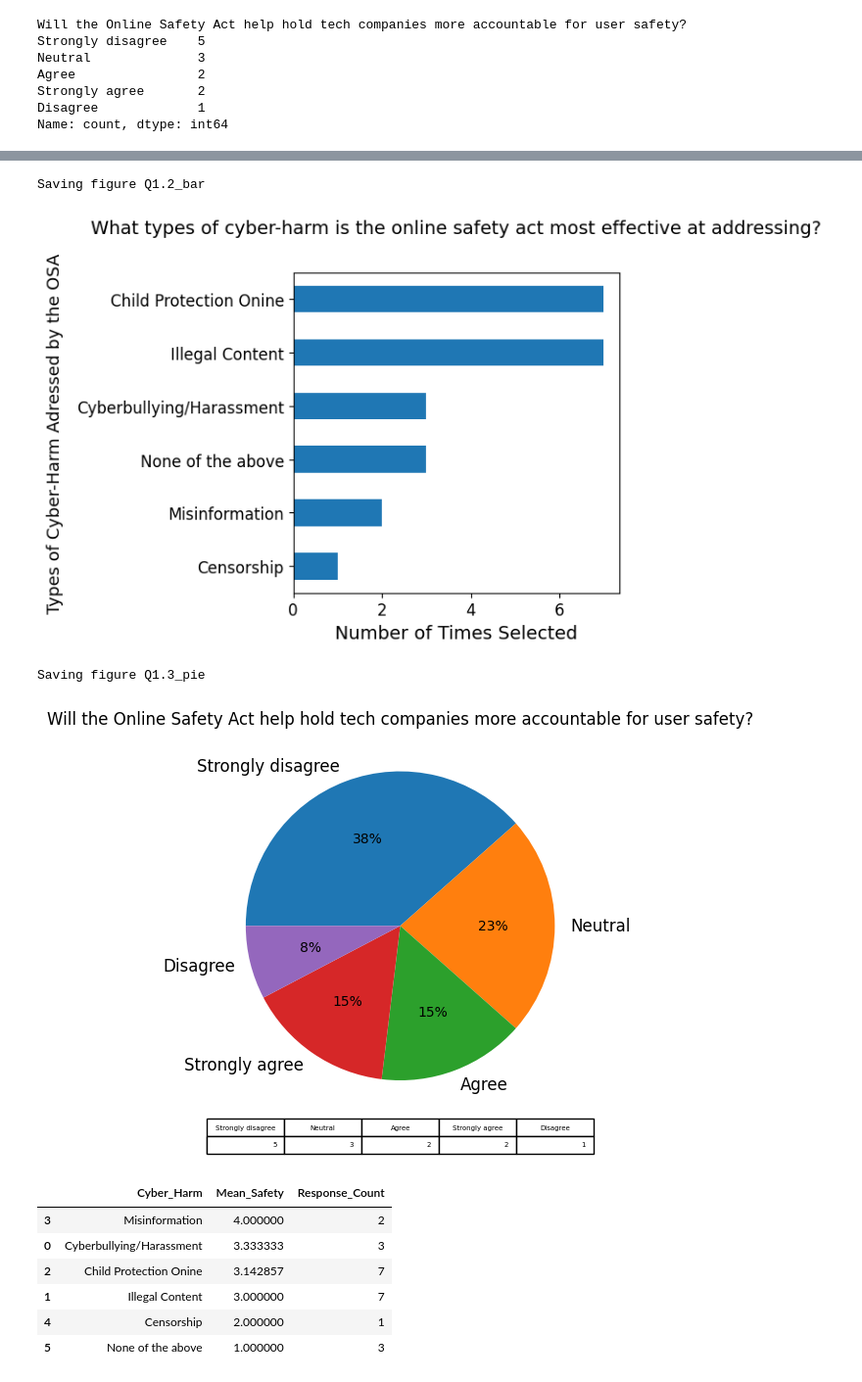
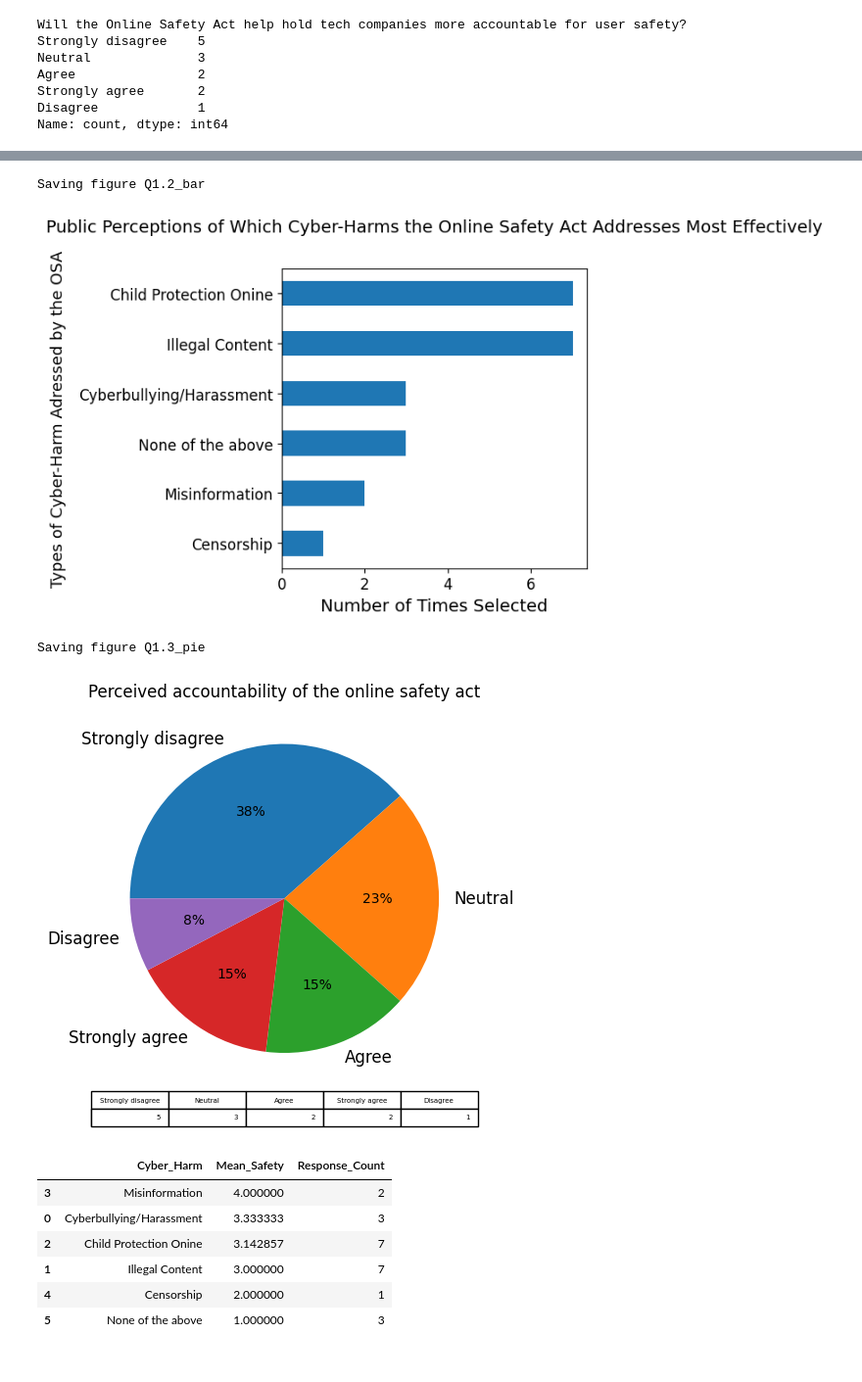
Before and after one commit to Cakes0nStove/Data-Visulisation, a Jupyter notebook: Q1.ipynb, the cells around one changed output, grey strips where cells are left out. Shown: that part at 98% size. Saved outputs shown, nothing was run; the diff lists cells and outputs as text; code cells hidden in the pictures.

```diff
--- a/Q1.ipynb
+++ b/Q1.ipynb
@@ -174,21 +174,21 @@ Saving figure Q1.1_bar
 # %%
 #question 2
 #example code from lab 4 to use for question 2
 cyber_counts = df_expanded.groupby('What types of cyber-harm is the online safety act most effective at addressing?').size().sort_values().plot.barh(legend=False)
 cyber_counts.set_xlabel('Number of Times Selected')
-cyber_counts.set_title('What types of cyber-harm is the online safety act most effective at addressing?',
+cyber_counts.set_title('Public Perceptions of Which Cyber-Harms the Online Safety Act Addresses Most Effectively',
                       pad=30,
                       fontsize=14)
 cyber_counts.set_ylabel('Types of Cyber-Harm Adressed by the OSA',
                        fontsize=13,
                        labelpad=10)
 
 save_fig("Q1.2_bar")
 plt.tight_layout()
 plt.show()
 # %% [output]
 Saving figure Q1.2_bar
-[figure, old version]
+[figure, new version]
 # %%
 #question 3
 #using a pie chart
@@ -198,7 +198,7 @@ accountability_counts = df["Will the Online Safety Act help hold tech companies
     startangle=180,
     counterclock=False,
     label='',
-    title="Will the Online Safety Act help hold tech companies more accountable for user safety?",
+    title="Perceived accountability of the online safety act",
     table=True
 )
 
@@ -206,7 +206,7 @@ save_fig("Q1.3_pie")
 plt.show()
 # %% [output]
 Saving figure Q1.3_pie
-[figure, old version]
+[figure, new version]
 # %%
 #exploring relationships between the variables
 # column 1 and column 2
```
Also changed, not shown: parts of 1 cell of this notebook, 7 other files.
